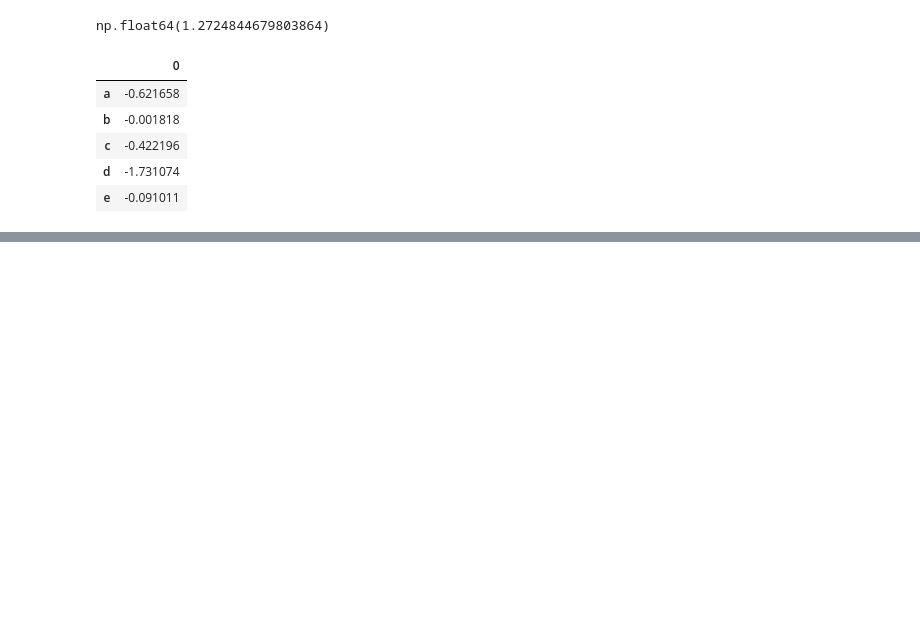
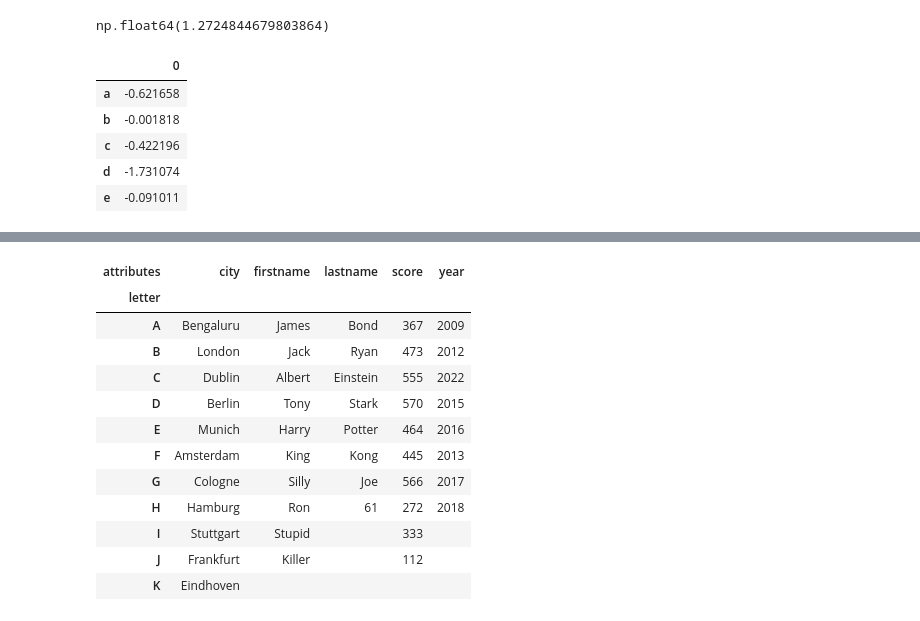
Before and after one commit to kashyap-r/krp-python-dsa-notebooks, a Jupyter notebook: 06 Python Interview/Data Manipulation-pandas.ipynb, the cells around one changed output, grey strips where cells are left out. Cells and saved outputs as stored; diff of their text form; code cells hidden in the pictures; blank space fills up the shorter version.

```diff
--- a/06 Python Interview/Data Manipulation-pandas.ipynb
+++ b/06 Python Interview/Data Manipulation-pandas.ipynb
@@ -163,0 +385,30 @@ s2.to_frame()
+# %%
+# Missing values
+import pandas as pd
+raw_data = {
+    "city" : ["Bengaluru", "London", "Dublin", "Berlin", "Munich", "Amsterdam", "Cologne", "Hamburg", "Stuttgart", "Frankfurt", "Eindhoven"],
+    "firstname": ["James", "Jack", "Albert", "Tony", "Harry", "King", "Silly", "Ron", "Stupid", "Killer", ""],
+    "lastname": ['Bond', 'Ryan', 'Einstein', 'Stark', 'Potter', 'Kong', 'Joe', "61", "", "", ""],
+    "score": [367, 473, 555, 570, 464, 445, 566, 272, 333, 112, ''],
+    "year": [2009, 2012, 2022, 2015, 2016, 2013, 2017, 2018, "", "", ""]
+}
+
+df = pd.DataFrame(raw_data,
+                  index=pd.Index(['A', 'B', 'C', 'D', 'E', 'F', 'G', 'H', 'I', 'J', 'K'], name='letter'),
+                  columns = pd.Index(['city', 'firstname', 'lastname', 'score', 'year'], name='attributes'))
+mtdf = df
+df
+# %% [output]
+| attributes | city | firstname | lastname | score | year |
+| letter |  |  |  |  |  |
+| A | Bengaluru | James | Bond | 367 | 2009 |
+| B | London | Jack | Ryan | 473 | 2012 |
+| C | Dublin | Albert | Einstein | 555 | 2022 |
+| D | Berlin | Tony | Stark | 570 | 2015 |
+| E | Munich | Harry | Potter | 464 | 2016 |
+| F | Amsterdam | King | Kong | 445 | 2013 |
+| G | Cologne | Silly | Joe | 566 | 2017 |
+| H | Hamburg | Ron | 61 | 272 | 2018 |
+| I | Stuttgart | Stupid |  | 333 |  |
+| J | Frankfurt | Killer |  | 112 |  |
+| K | Eindhoven |  |  |  |  |
```
Also changed, not shown: parts of 43 cells of this notebook.
